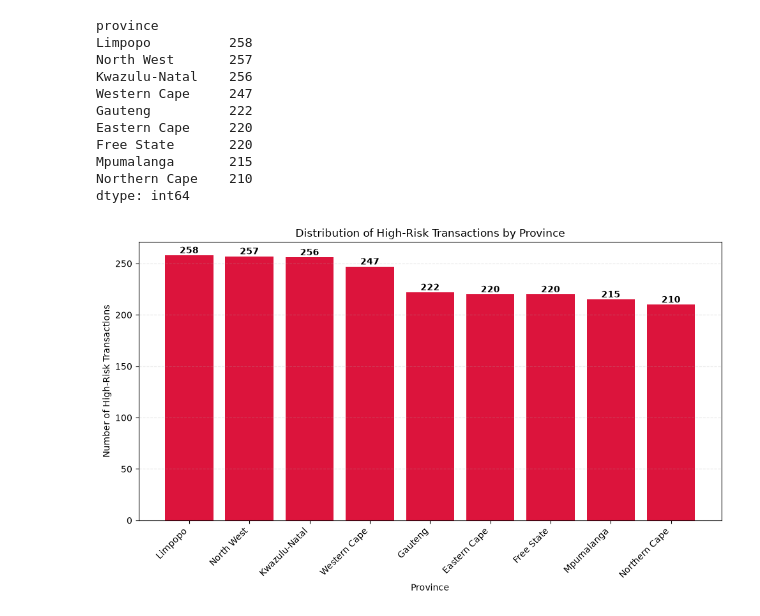
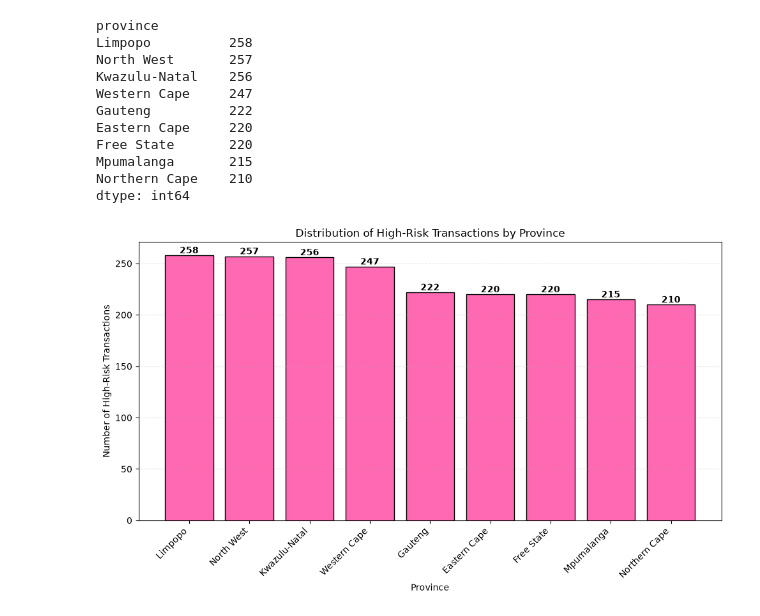
Before and after one commit to akonamajongile-a11y/bankguard, a Jupyter notebook: CleaningCustomers.ipynb, the cells around one changed output. Saved outputs shown, nothing was run; the diff lists cells and outputs as text; code cells hidden in the pictures.

Commit message:
bar colors

```diff
--- a/CleaningCustomers.ipynb
+++ b/CleaningCustomers.ipynb
@@ -1093,7 +1095,8 @@ fig, ax = plt.subplots(figsize=(10, 6))
 bars = ax.bar(
     plot_data['transaction_type'],
     plot_data['fraud_rate'],
-    color='crimson'
+    color='hotpink',
+    edgecolor='black'
 )
 
 # Add fraud count labels on top of each bar
@@ -1160,7 +1163,8 @@ fig, ax = plt.subplots(figsize=(10, 6))
 bars = ax.bar(
     merchant_risk_counts.index,
     merchant_risk_counts.values,
-    color='crimson'
+    color='hotpink',
+    edgecolor='black'
 )
 
 # Add transaction counts on top of each bar
@@ -1231,37 +1235,38 @@ fig, ax = plt.subplots(figsize=(10, 6))
 bars = ax.bar(
     province_risk_counts.index,
     province_risk_counts.values,
-    color='crimson'
+    color='hotpink',
+    edgecolor='black'
 )
 
 # Add transaction counts on top of each bar
 for bar in bars:
     height = bar.get_height()
 
     ax.text(
         bar.get_x() + bar.get_width() / 2,
         height,
         f'{int(height):,}',
         ha='center',
         va='bottom',
         fontweight='bold'
     )
 
 # Add title and labels
 ax.set_title('Distribution of High-Risk Transactions by Province')
 ax.set_xlabel('Province')
 ax.set_ylabel('Number of High-Risk Transactions')
 
 # Rotate province names for readability
 plt.xticks(rotation=45, ha='right')
 
 # Add subtle gridlines
 ax.grid(axis='y', linestyle='--', alpha=0.3)
 
 # Adjust layout
 plt.tight_layout()
 
 # Display chart
 plt.show()
 # %% [output]
-[figure, old version]
+[figure, new version]
```
Also changed, not shown: parts of 5 cells of this notebook.
